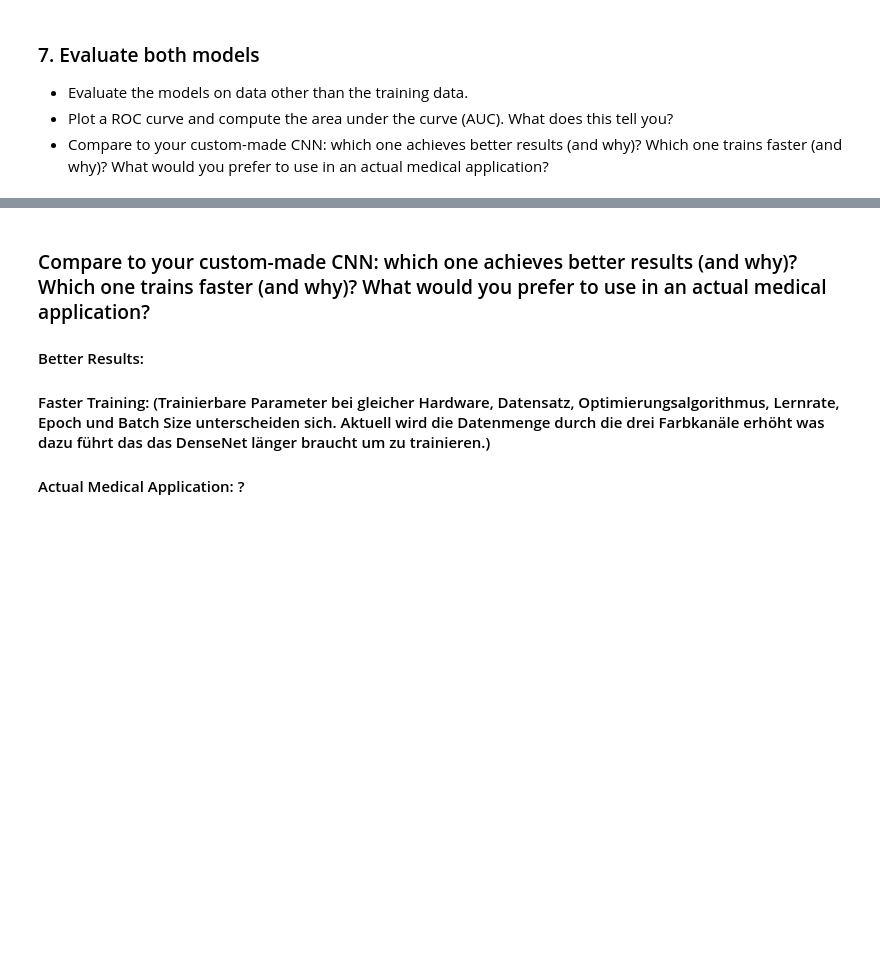
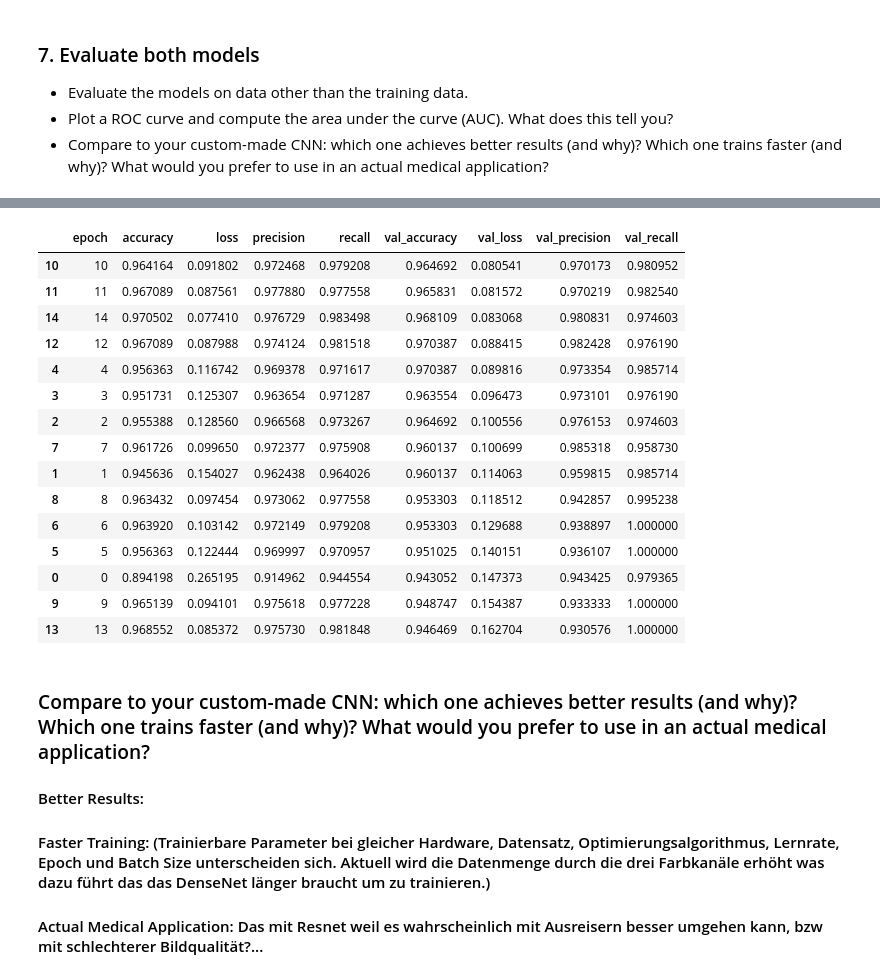
Before and after one commit to PhilippVogel92/ai_for_smart_health, a Jupyter notebook: ai_smart_health_portfolio_02_pneumonia_prediction.ipynb, the cells around one changed output, grey strips where cells are left out. Cells and saved outputs as stored; diff of their text form; code cells hidden in the pictures; blank space fills up the shorter version.

```diff
--- a/ai_smart_health_portfolio_02_pneumonia_prediction.ipynb
+++ b/ai_smart_health_portfolio_02_pneumonia_prediction.ipynb
@@ -757,6 +991,27 @@ plt.show()
+# %%
+#load log file and print history
+log = pd.read_csv("models/CNN_with_dense_net_Pneumonia_20230627-19h36min_training.log")
+log.sort_values(by= "val_loss", ascending=True)
+# %% [output]
+|  | epoch | accuracy | loss | precision | recall | val_accuracy | val_loss | val_precision | val_recall |
+| 10 | 10 | 0.964164 | 0.091802 | 0.972468 | 0.979208 | 0.964692 | 0.080541 | 0.970173 | 0.980952 |
+| 11 | 11 | 0.967089 | 0.087561 | 0.977880 | 0.977558 | 0.965831 | 0.081572 | 0.970219 | 0.982540 |
+| 14 | 14 | 0.970502 | 0.077410 | 0.976729 | 0.983498 | 0.968109 | 0.083068 | 0.980831 | 0.974603 |
+| 12 | 12 | 0.967089 | 0.087988 | 0.974124 | 0.981518 | 0.970387 | 0.088415 | 0.982428 | 0.976190 |
+| 4 | 4 | 0.956363 | 0.116742 | 0.969378 | 0.971617 | 0.970387 | 0.089816 | 0.973354 | 0.985714 |
+| 3 | 3 | 0.951731 | 0.125307 | 0.963654 | 0.971287 | 0.963554 | 0.096473 | 0.973101 | 0.976190 |
+| 2 | 2 | 0.955388 | 0.128560 | 0.966568 | 0.973267 | 0.964692 | 0.100556 | 0.976153 | 0.974603 |
+| 7 | 7 | 0.961726 | 0.099650 | 0.972377 | 0.975908 | 0.960137 | 0.100699 | 0.985318 | 0.958730 |
+| 1 | 1 | 0.945636 | 0.154027 | 0.962438 | 0.964026 | 0.960137 | 0.114063 | 0.959815 | 0.985714 |
+| 8 | 8 | 0.963432 | 0.097454 | 0.973062 | 0.977558 | 0.953303 | 0.118512 | 0.942857 | 0.995238 |
+| 6 | 6 | 0.963920 | 0.103142 | 0.972149 | 0.979208 | 0.953303 | 0.129688 | 0.938897 | 1.000000 |
+| 5 | 5 | 0.956363 | 0.122444 | 0.969997 | 0.970957 | 0.951025 | 0.140151 | 0.936107 | 1.000000 |
+| 0 | 0 | 0.894198 | 0.265195 | 0.914962 | 0.944554 | 0.943052 | 0.147373 | 0.943425 | 0.979365 |
+| 9 | 9 | 0.965139 | 0.094101 | 0.975618 | 0.977228 | 0.948747 | 0.154387 | 0.933333 | 1.000000 |
+| 13 | 13 | 0.968552 | 0.085372 | 0.975730 | 0.981848 | 0.946469 | 0.162704 | 0.930576 | 1.000000 |
 # %% [markdown]
 ### Compare to your custom-made CNN: which one achieves better results (and why)? Which one trains faster (and why)? What would you prefer to use in an actual medical application?
 
 #### Better Results:
 #### Faster Training: (Trainierbare Parameter bei gleicher Hardware, Datensatz, Optimierungsalgorithmus, Lernrate, Epoch und Batch Size unterscheiden sich. Aktuell wird die Datenmenge durch die drei Farbkanäle erhöht was dazu führt das das DenseNet länger braucht um zu trainieren.)
-#### Actual Medical Application: ?
+#### Actual Medical Application: Das mit Resnet weil es wahrscheinlich mit Ausreisern besser umgehen kann, bzw mit schlechterer Bildqualität?...
```
Also changed, not shown: parts of 39 cells of this notebook.
